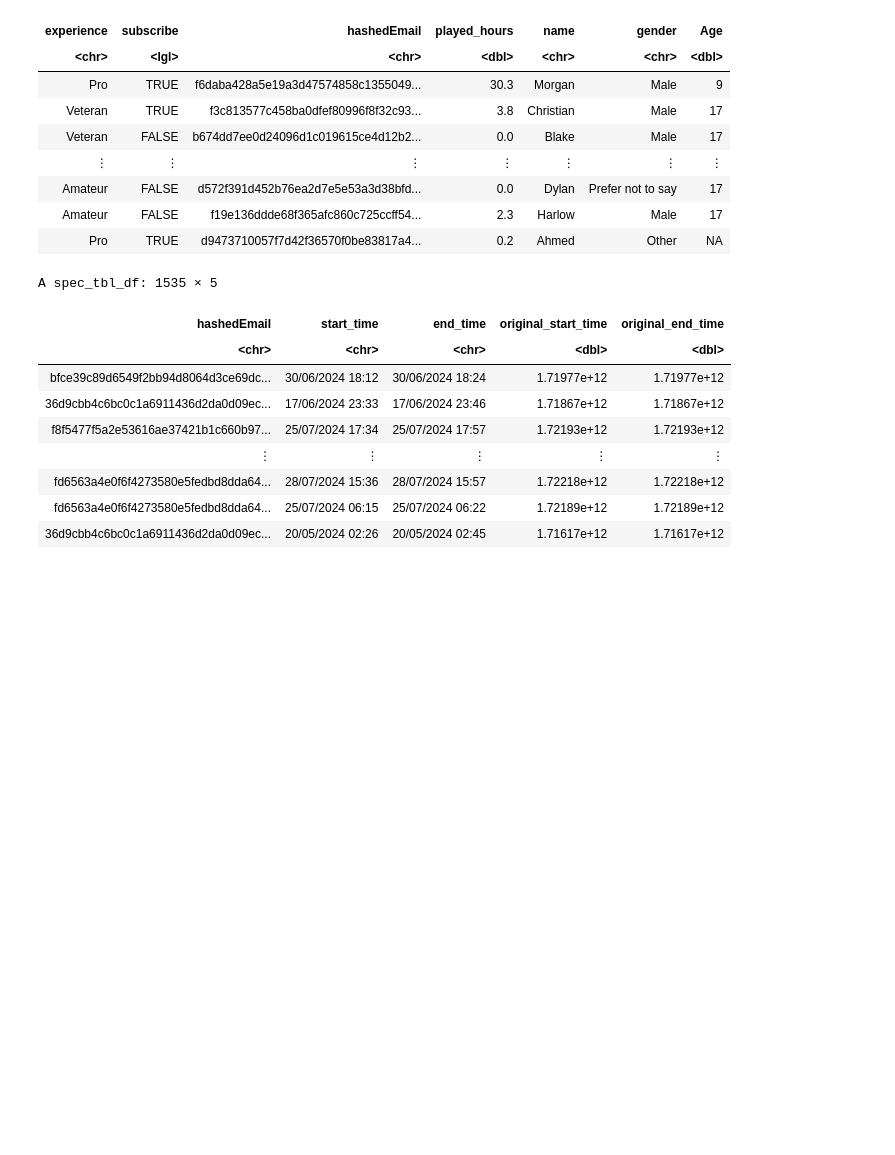
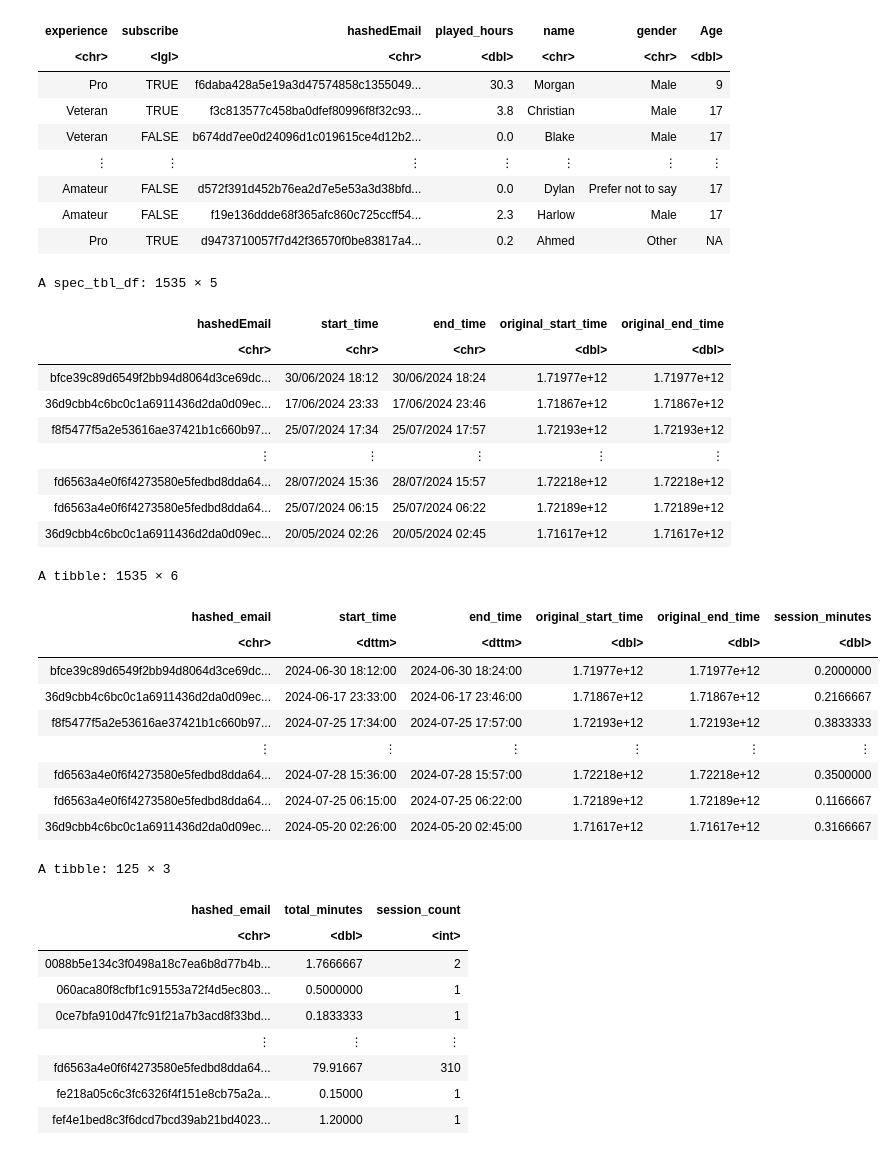
Before and after one commit to shayda27/dsci_project_s2025, a Jupyter notebook: final_project_dsci.ipynb, the cells around one changed output. Saved outputs shown, nothing was run; the diff lists cells and outputs as text; code cells hidden in the pictures; blank space fills up the shorter version.

```diff
--- a/final_project_dsci.ipynb
+++ b/final_project_dsci.ipynb
@@ -47,3 +62,42 @@ A spec_tbl_df: 1535 × 5
 | fd6563a4e0f6f4273580e5fedbd8dda64... | 28/07/2024 15:36 | 28/07/2024 15:57 | 1.72218e+12 | 1.72218e+12 |
 | fd6563a4e0f6f4273580e5fedbd8dda64... | 25/07/2024 06:15 | 25/07/2024 06:22 | 1.72189e+12 | 1.72189e+12 |
 | 36d9cbb4c6bc0c1a6911436d2da0d09ec... | 20/05/2024 02:26 | 20/05/2024 02:45 | 1.71617e+12 | 1.71617e+12 |
+# %%
+#preparing sessions data
+#calculating total playtime per player
+
+sessions_clean<-sessions|>
+mutate(start_time=dmy_hm(start_time),
+       end_time=dmy_hm(end_time),
+      session_minutes=as.numeric(end_time-start_time)/60)|>
+clean_names() #renames columns from hashedEmail to hashed_email
+
+sessions_clean
+
+player_sessions_summary<-sessions_clean|>
+group_by(hashed_email)|>
+summarize(total_minutes=sum(session_minutes, na.rm=TRUE),
+          session_count=n())
+
+player_sessions_summary
+# %% [output]
+A tibble: 1535 × 6
+| hashed_email | start_time | end_time | original_start_time | original_end_time | session_minutes |
+| <chr> | <dttm> | <dttm> | <dbl> | <dbl> | <dbl> |
+| bfce39c89d6549f2bb94d8064d3ce69dc... | 2024-06-30 18:12:00 | 2024-06-30 18:24:00 | 1.71977e+12 | 1.71977e+12 | 0.2000000 |
+| 36d9cbb4c6bc0c1a6911436d2da0d09ec... | 2024-06-17 23:33:00 | 2024-06-17 23:46:00 | 1.71867e+12 | 1.71867e+12 | 0.2166667 |
+| f8f5477f5a2e53616ae37421b1c660b97... | 2024-07-25 17:34:00 | 2024-07-25 17:57:00 | 1.72193e+12 | 1.72193e+12 | 0.3833333 |
+| ⋮ | ⋮ | ⋮ | ⋮ | ⋮ | ⋮ |
+| fd6563a4e0f6f4273580e5fedbd8dda64... | 2024-07-28 15:36:00 | 2024-07-28 15:57:00 | 1.72218e+12 | 1.72218e+12 | 0.3500000 |
+| fd6563a4e0f6f4273580e5fedbd8dda64... | 2024-07-25 06:15:00 | 2024-07-25 06:22:00 | 1.72189e+12 | 1.72189e+12 | 0.1166667 |
+| 36d9cbb4c6bc0c1a6911436d2da0d09ec... | 2024-05-20 02:26:00 | 2024-05-20 02:45:00 | 1.71617e+12 | 1.71617e+12 | 0.3166667 |
+A tibble: 125 × 3
+| hashed_email | total_minutes | session_count |
+| <chr> | <dbl> | <int> |
+| 0088b5e134c3f0498a18c7ea6b8d77b4b... | 1.7666667 | 2 |
+| 060aca80f8cfbf1c91553a72f4d5ec803... | 0.5000000 | 1 |
+| 0ce7bfa910d47fc91f21a7b3acd8f33bd... | 0.1833333 | 1 |
+| ⋮ | ⋮ | ⋮ |
+| fd6563a4e0f6f4273580e5fedbd8dda64... | 79.91667 | 310 |
+| fe218a05c6c3fc6326f4f151e8cb75a2a... | 0.15000 | 1 |
+| fef4e1bed8c3f6dcd7bcd39ab21bd4023... | 1.20000 | 1 |
```
Also changed, not shown: parts of 6 cells of this notebook.
